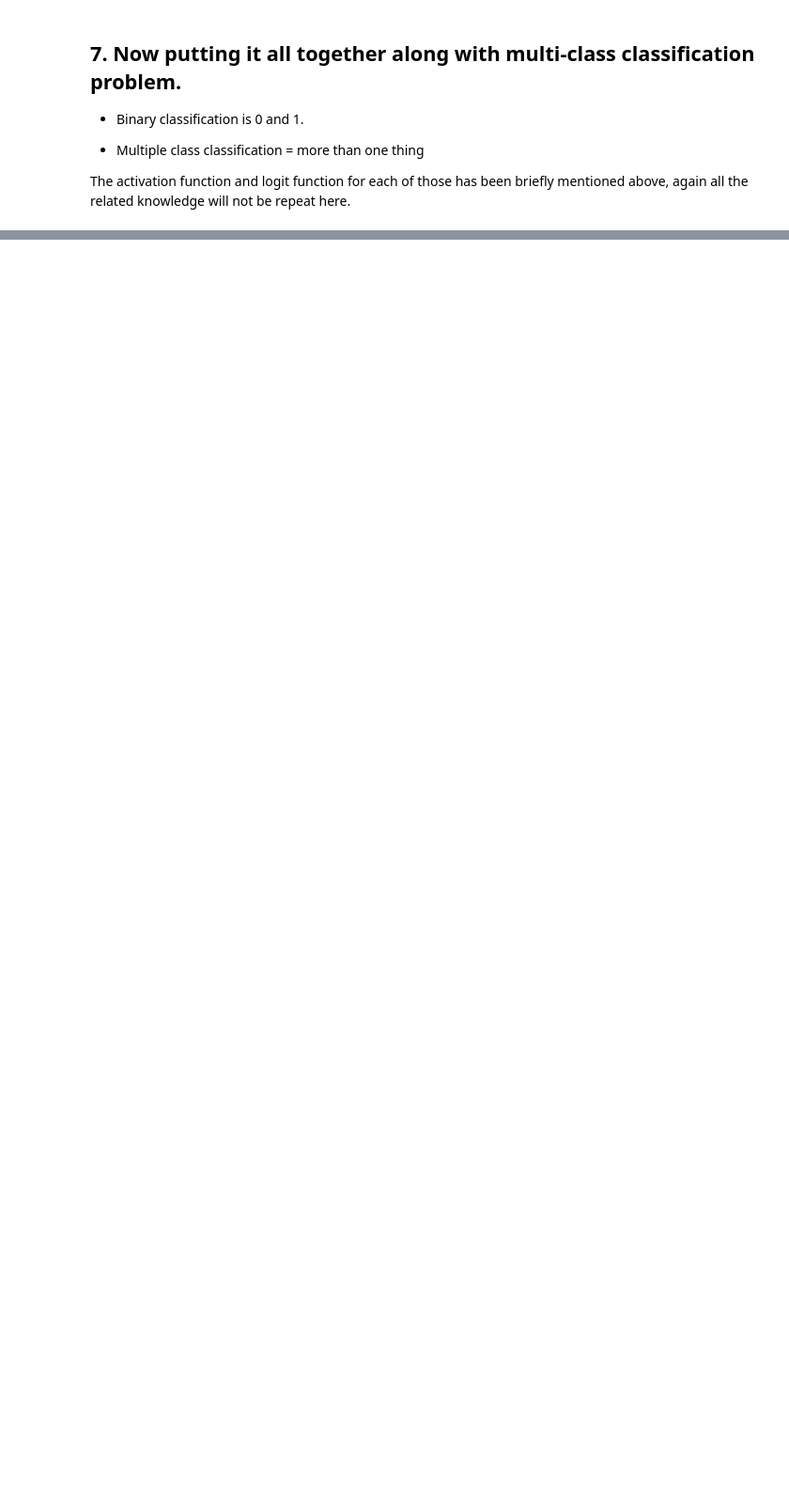
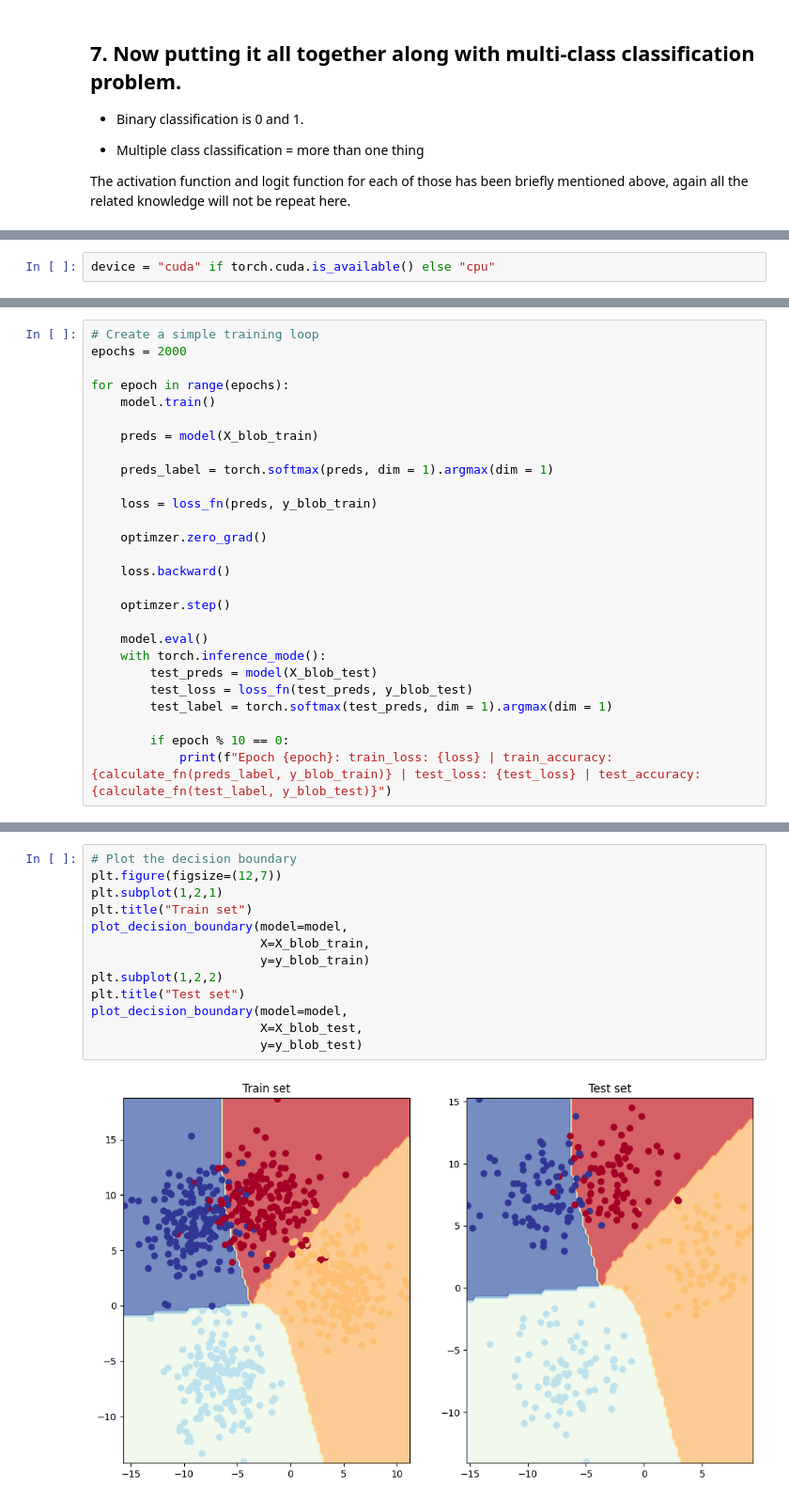
Before and after one commit to potato-stack/Pytorch_learning, a Jupyter notebook: 02_pytorch_nnClassification.ipynb, the cells around one changed output, grey strips where cells are left out. Shown at 94% size. Cells and saved outputs as stored; diff of their text form; blank space fills up the shorter version.

```diff
--- a/02_pytorch_nnClassification.ipynb
+++ b/02_pytorch_nnClassification.ipynb
@@ -663,0 +702,2 @@ The activation function and logit function for each of those has been briefly me
+# %%
+device = "cuda" if torch.cuda.is_available() else "cpu"
@@ -663,0 +739,27 @@ The activation function and logit function for each of those has been briefly me
+# %%
+# Create a simple training loop
+epochs = 2000
+
+for epoch in range(epochs):
+	model.train()
+
+	preds = model(X_blob_train)
+
+	preds_label = torch.softmax(preds, dim = 1).argmax(dim = 1)
+
+	loss = loss_fn(preds, y_blob_train)
+
+	optimzer.zero_grad()
+
+	loss.backward()
+
+	optimzer.step()
+
+	model.eval()
+	with torch.inference_mode():
+		test_preds = model(X_blob_test)
+		test_loss = loss_fn(test_preds, y_blob_test)
+		test_label = torch.softmax(test_preds, dim = 1).argmax(dim = 1)
+
+		if epoch % 10 == 0:
+			print(f"Epoch {epoch}: train_loss: {loss} | train_accuracy: {calculate_fn(preds_label, y_blob_train)} | test_loss: {test_loss} | test_accuracy: {calculate_fn(test_label, y_blob_test)}")
@@ -663,0 +784,15 @@ The activation function and logit function for each of those has been briefly me
+# %%
+# Plot the decision boundary
+plt.figure(figsize=(12,7))
+plt.subplot(1,2,1)
+plt.title("Train set")
+plot_decision_boundary(model=model,
+					   X=X_blob_train,
+					   y=y_blob_train)
+plt.subplot(1,2,2)
+plt.title("Test set")
+plot_decision_boundary(model=model,
+					   X=X_blob_test,
+					   y=y_blob_test)
+# %% [output]
+[figure, added]
```
Also changed, not shown: parts of 9 cells of this notebook.
